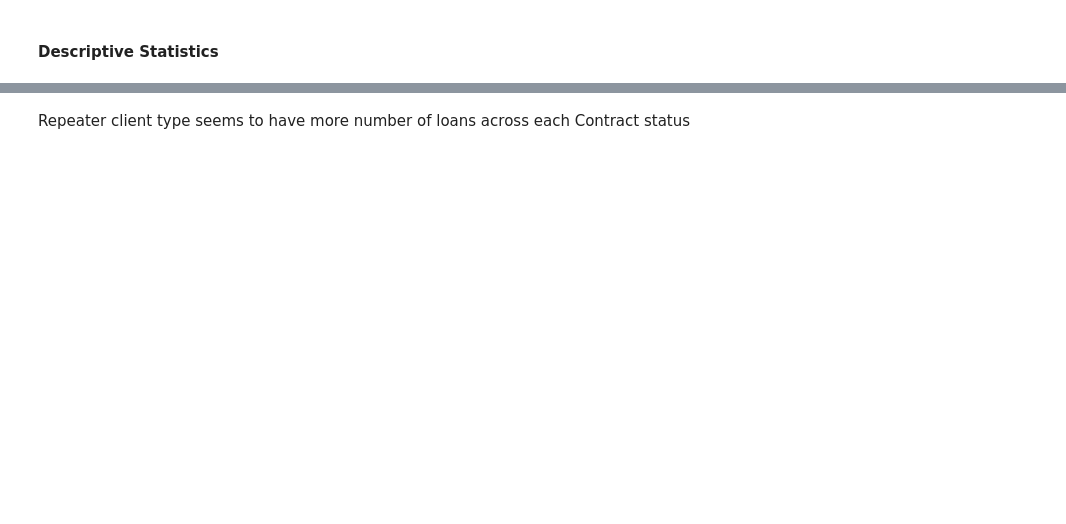
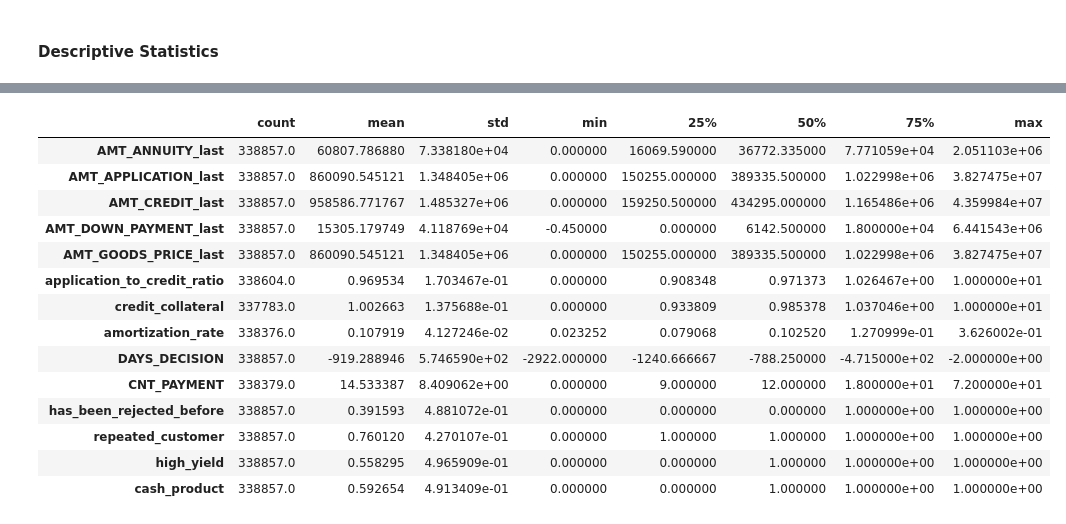
Before and after one commit to nboratlay/HomeCreditDefaultRisk, a Jupyter notebook: Prev_application_table.ipynb, the cells around one changed output, grey strips where cells are left out. Drawn from its saved outputs; the diff is of its cells as text; code cells hidden in the pictures; blank space fills up the shorter version.

```diff
--- a/Prev_application_table.ipynb
+++ b/Prev_application_table.ipynb
@@ -132,0 +88,5 @@ df.drop(['WEEKDAY_APPR_PROCESS_START', 'HOUR_APPR_PROCESS_START'], axis = 1, inp
+# %%
+# some preparation needed to use variables in calculations or aggregation
+df["FLAG_LAST_APPL_PER_CONTRACT_dummy"] = [1 if d == "Y" else 0 for d in df["FLAG_LAST_APPL_PER_CONTRACT"]]
+df["SELLERPLACE_AREA"] = [str(d) for d in df["SELLERPLACE_AREA"]]
+df.loc[df["PRODUCT_COMBINATION"].isna(), "PRODUCT_COMBINATION"] = ""
@@ -212,2 +153,8 @@ print(df.SK_ID_CURR.nunique())
+# %%
+# creating some flag variables for some of the string variables
+df_aggregated["has_been_rejected_before"] = [1 if "Canceled" in d else 0 for d in df_aggregated["NAME_CONTRACT_STATUS"]]
+df_aggregated["repeated_customer"] = [1 if "Repeater" in d else 0 for d in df_aggregated["NAME_CLIENT_TYPE"]]
+df_aggregated["high_yield"] = [1 if "high" in d else 0 for d in df_aggregated["NAME_YIELD_GROUP"]]
+df_aggregated["cash_product"] = [1 if "Cash" in d else 0 for d in df_aggregated["PRODUCT_COMBINATION"]]
 # %% [markdown]
 #### Descriptive Statistics
@@ -991,2 +160,0 @@ unused_corr.sort_values(kind='quicksort').drop_duplicates().tail(10).sort_values
-# %% [markdown]
-Repeater client type seems to have more number of loans across each Contract status
@@ -1007,0 +161,19 @@ so I decided to select some of the feature that I think they should contain more
+# %%
+# Let's have a look at our numerical variables and their descriptive statistics
+df_aggregated.describe().T
+# %% [output]
+|  | count | mean | std | min | 25% | 50% | 75% | max |
+| AMT_ANNUITY_last | 338857.0 | 60807.786880 | 7.338180e+04 | 0.000000 | 16069.590000 | 36772.335000 | 7.771059e+04 | 2.051103e+06 |
+| AMT_APPLICATION_last | 338857.0 | 860090.545121 | 1.348405e+06 | 0.000000 | 150255.000000 | 389335.500000 | 1.022998e+06 | 3.827475e+07 |
+| AMT_CREDIT_last | 338857.0 | 958586.771767 | 1.485327e+06 | 0.000000 | 159250.500000 | 434295.000000 | 1.165486e+06 | 4.359984e+07 |
+| AMT_DOWN_PAYMENT_last | 338857.0 | 15305.179749 | 4.118769e+04 | -0.450000 | 0.000000 | 6142.500000 | 1.800000e+04 | 6.441543e+06 |
+| AMT_GOODS_PRICE_last | 338857.0 | 860090.545121 | 1.348405e+06 | 0.000000 | 150255.000000 | 389335.500000 | 1.022998e+06 | 3.827475e+07 |
+| application_to_credit_ratio | 338604.0 | 0.969534 | 1.703467e-01 | 0.000000 | 0.908348 | 0.971373 | 1.026467e+00 | 1.000000e+01 |
+| credit_collateral | 337783.0 | 1.002663 | 1.375688e-01 | 0.000000 | 0.933809 | 0.985378 | 1.037046e+00 | 1.000000e+01 |
+| amortization_rate | 338376.0 | 0.107919 | 4.127246e-02 | 0.023252 | 0.079068 | 0.102520 | 1.270999e-01 | 3.626002e-01 |
+| DAYS_DECISION | 338857.0 | -919.288946 | 5.746590e+02 | -2922.000000 | -1240.666667 | -788.250000 | -4.715000e+02 | -2.000000e+00 |
+| CNT_PAYMENT | 338379.0 | 14.533387 | 8.409062e+00 | 0.000000 | 9.000000 | 12.000000 | 1.800000e+01 | 7.200000e+01 |
+| has_been_rejected_before | 338857.0 | 0.391593 | 4.881072e-01 | 0.000000 | 0.000000 | 0.000000 | 1.000000e+00 | 1.000000e+00 |
+| repeated_customer | 338857.0 | 0.760120 | 4.270107e-01 | 0.000000 | 1.000000 | 1.000000 | 1.000000e+00 | 1.000000e+00 |
+| high_yield | 338857.0 | 0.558295 | 4.965909e-01 | 0.000000 | 0.000000 | 1.000000 | 1.000000e+00 | 1.000000e+00 |
+| cash_product | 338857.0 | 0.592654 | 4.913409e-01 | 0.000000 | 0.000000 | 1.000000 | 1.000000e+00 | 1.000000e+00 |
```
Also changed, not shown: parts of 159 cells of this notebook, 3 other files.
